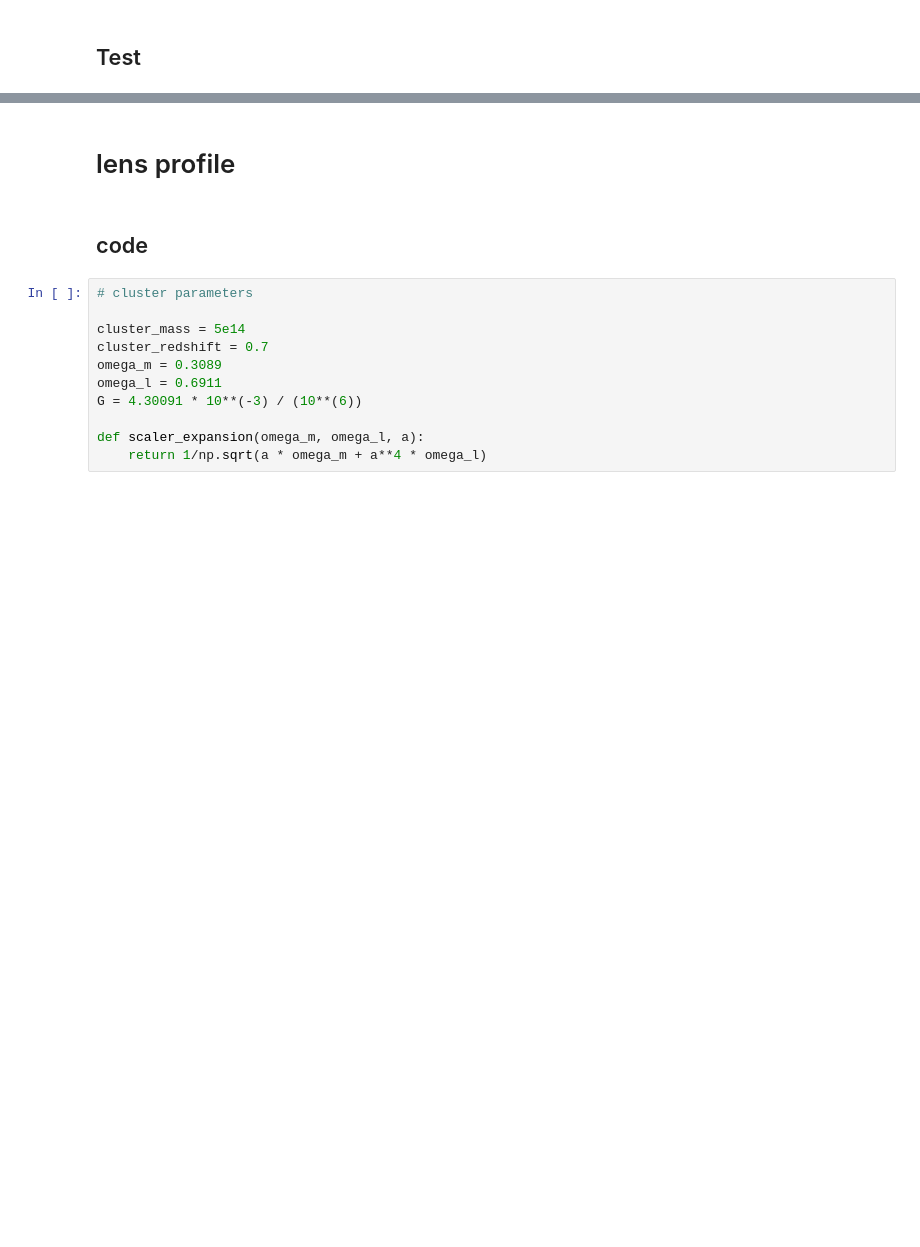
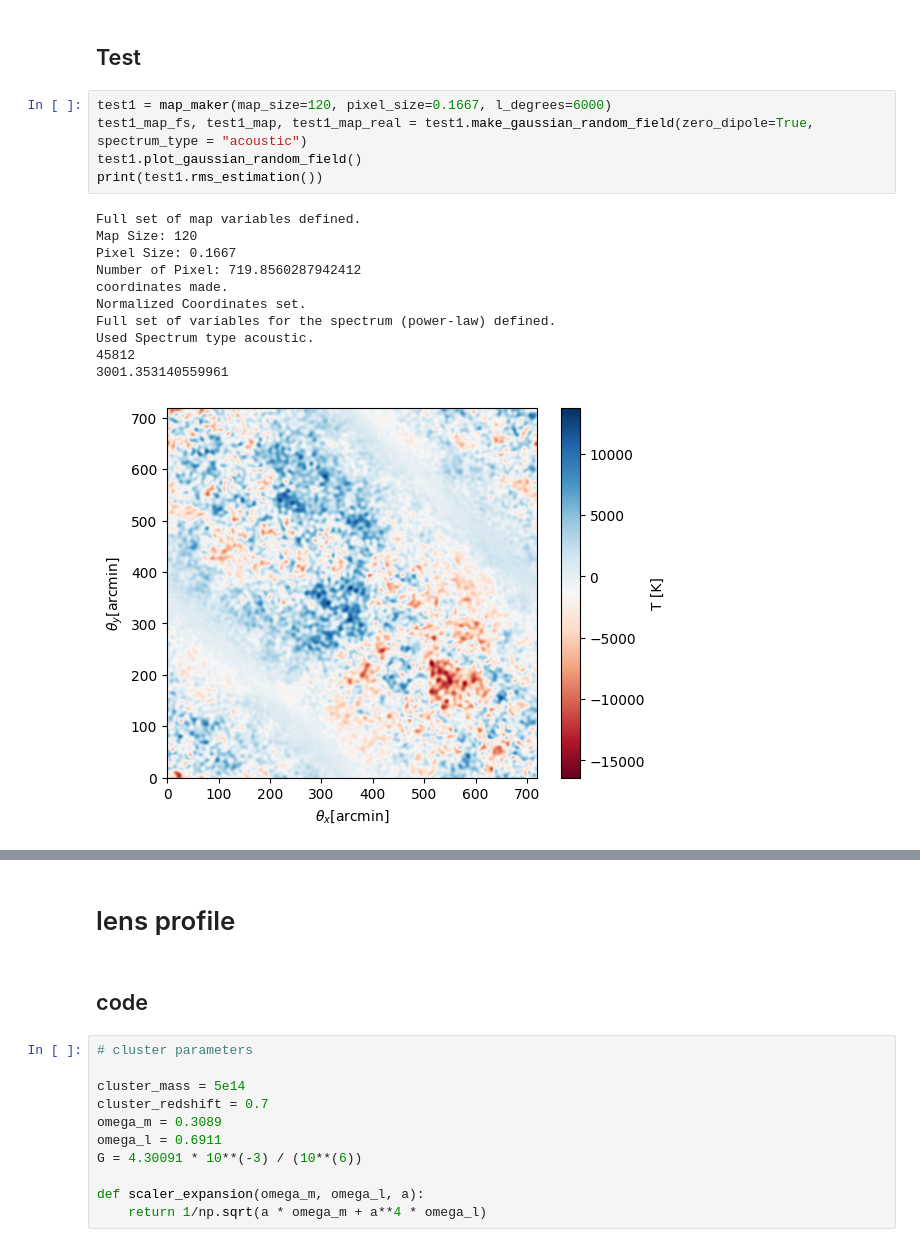
Before and after one commit to jzimm24/research-intern-AIfA, a Jupyter notebook: notebookes/cmb-maps.ipynb, the cells around one changed output, grey strips where cells are left out. Cells and saved outputs as stored; diff of their text form; blank space fills up the shorter version.

Commit message:
extended map_maker class

```diff
--- a/notebookes/cmb-maps.ipynb
+++ b/notebookes/cmb-maps.ipynb
@@ -277,6 +343,23 @@ class map_maker():
         return self.rms
 # %% [markdown]
 ## Test
+# %%
+test1 = map_maker(map_size=120, pixel_size=0.1667, l_degrees=6000)
+test1_map_fs, test1_map, test1_map_real = test1.make_gaussian_random_field(zero_dipole=True, spectrum_type = "acoustic")
+test1.plot_gaussian_random_field()
+print(test1.rms_estimation())
+# %% [output]
+Full set of map variables defined.
+Map Size: 120
+Pixel Size: 0.1667
+Number of Pixel: 719.8560287942412
+coordinates made.
+Normalized Coordinates set.
+Full set of variables for the spectrum (power-law) defined.
+Used Spectrum type acoustic.
+45812
+3001.353140559961
+[figure, added]
 # %%
 test1 = map_maker(map_size=2, pixel_size=0.5, l_degrees=3000, const=3e-3, index=-1)
 test1_map_fs, test1_map, test1_map_real = test1.make_gaussian_random_field()
```
Also changed, not shown: parts of 2 cells of this notebook, 1 other file.
